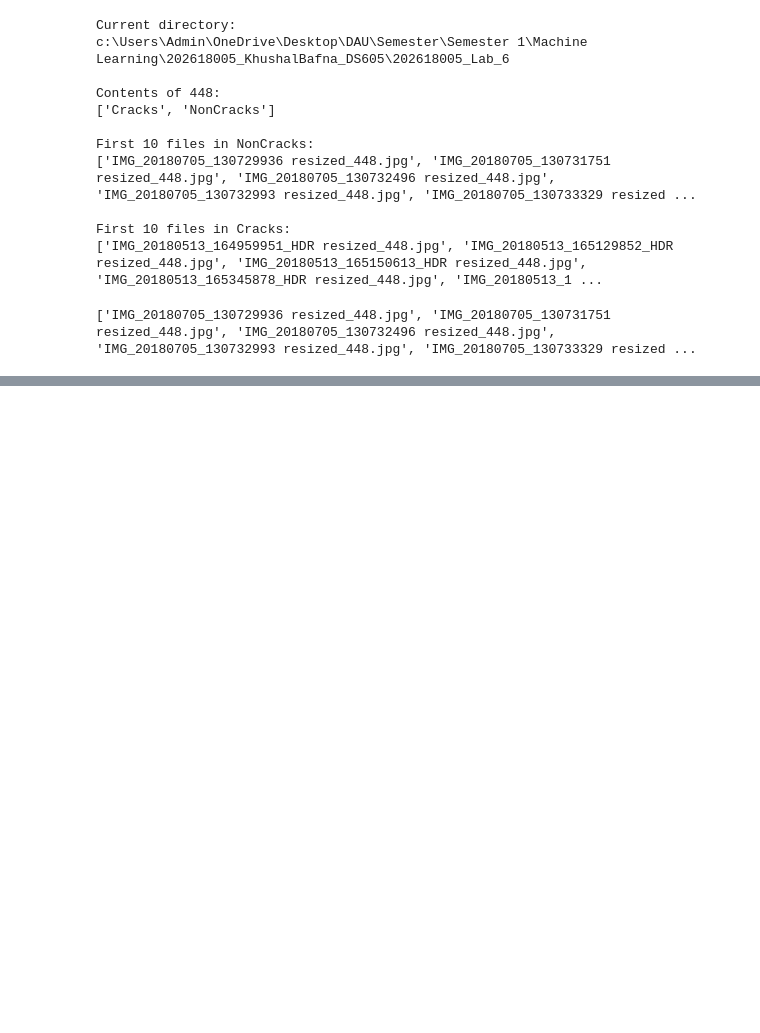
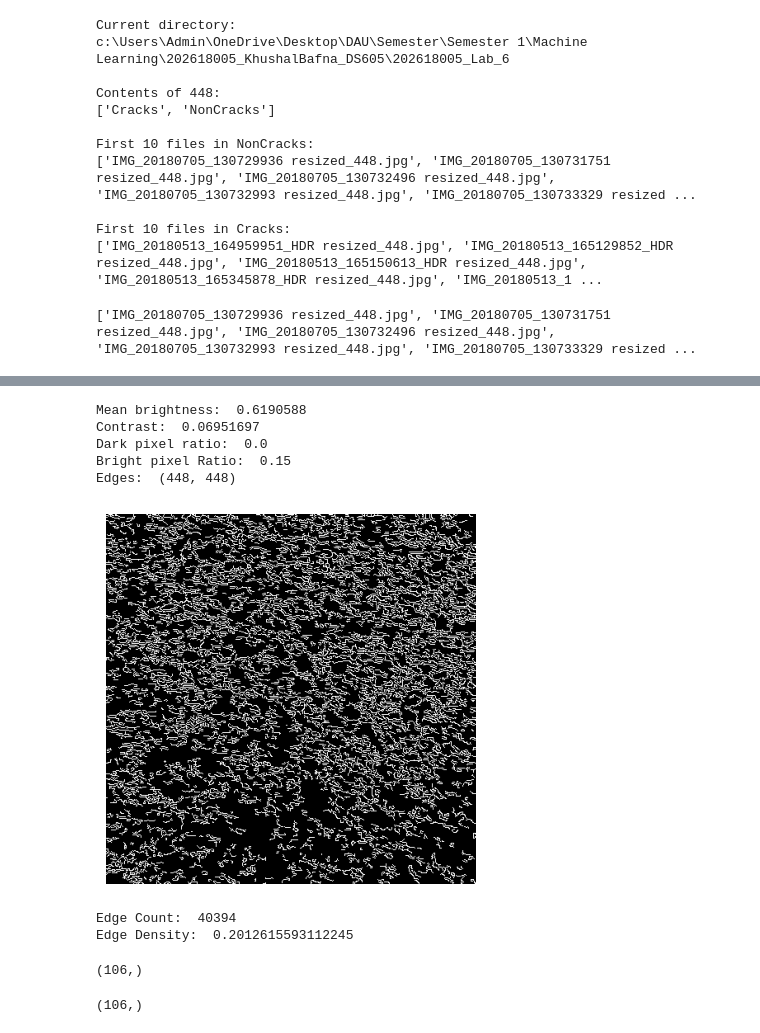
Before and after one commit to Khushal0911/202618005_KhushalBafna_DS605, a Jupyter notebook: 202618005_Lab_6/code.ipynb, the cells around one changed output, grey strips where cells are left out. Drawn from its saved outputs; the diff is of its cells as text; code cells hidden in the pictures; blank space fills up the shorter version.

```diff
--- a/202618005_Lab_6/code.ipynb
+++ b/202618005_Lab_6/code.ipynb
@@ -42,0 +34,22 @@ print(image.shape)
+# %%
+import numpy as np
+
+image_path = os.path.join(folder, files[0])
+print(image_path)
+
+image = cv2.imread(image_path)
+print(image.shape)
+
+gray = cv2.cvtColor(image, cv2.COLOR_BGR2GRAY)
+print("Grayscale Shape: ", gray.shape)
+
+resized = cv2.resize(gray, (10,10))
+print("Resized Shape: ",resized.shape)
+
+normalized = resized.astype(np.float32) / 255.0
+print(normalized)
+print(normalized.min())
+print(normalized.max())
+
+vector = normalized.flatten()
+print("Vector Shape: ",vector.shape)
@@ -42,0 +74,53 @@ print(image.shape)
+# %%
+mean_brightness = np.mean(normalized)
+print("Mean brightness: ", mean_brightness)
+
+contrast = np.std(normalized)
+print("Contrast: ", contrast)
+
+dark_ratio = np.mean(normalized < 0.3)
+print("Dark pixel ratio: ", dark_ratio)
+
+bright_ratio = np.mean(normalized > 0.7)
+print("Bright pixel Ratio: ", bright_ratio)
+
+edges = cv2.Canny(gray, 100, 200)
+print("Edges: ", edges.shape)
+# %% [output]
+Mean brightness:  0.6190588
+Contrast:  0.06951697
+Dark pixel ratio:  0.0
+Bright pixel Ratio:  0.15
+Edges:  (448, 448)
+# %%
+import matplotlib.pyplot as plt
+
+plt.imshow(edges, cmap="gray")
+plt.axis("off")
+plt.show()
+# %% [output]
+[figure, added]
+# %%
+edge_count = np.sum(edges > 0)
+print("Edge Count: ", edge_count)
+edge_density = np.mean(edges > 0)
+print("Edge Density: ", edge_density)
+# %% [output]
+Edge Count:  40394
+Edge Density:  0.2012615593112245
+# %%
+features = np.concatenate([
+    vector,
+    [
+        mean_brightness,
+        contrast,
+        dark_ratio,
+        bright_ratio,
+        edge_count,
+        edge_density
+    ]
+])
+
+print(features.shape)
+# %% [output]
+(106,)
@@ -42,0 +171,5 @@ print(image.shape)
+# %%
+features = extract_features(image_path)
+print(features.shape)
+# %% [output]
+(106,)
```
Also changed, not shown: parts of 7 cells of this notebook.
